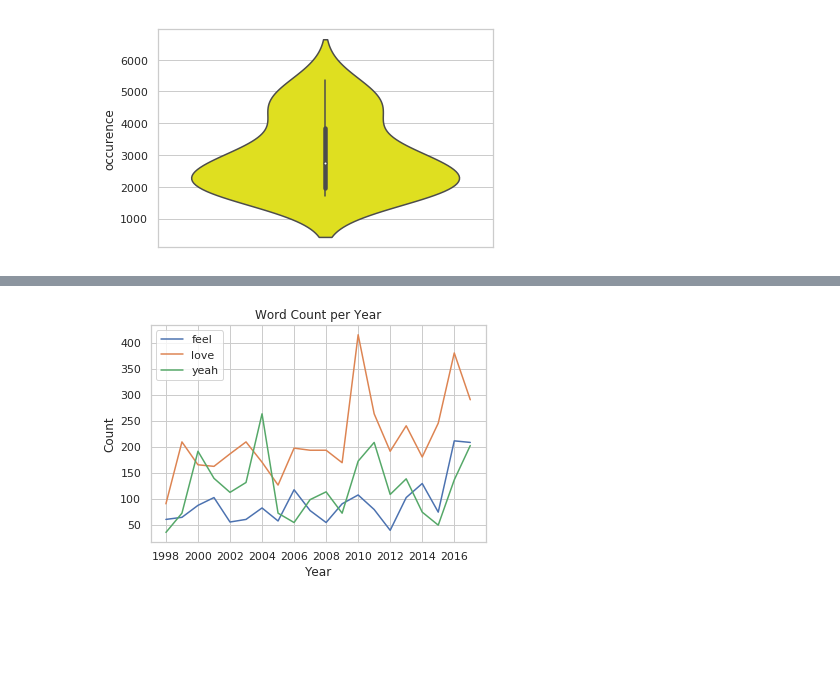
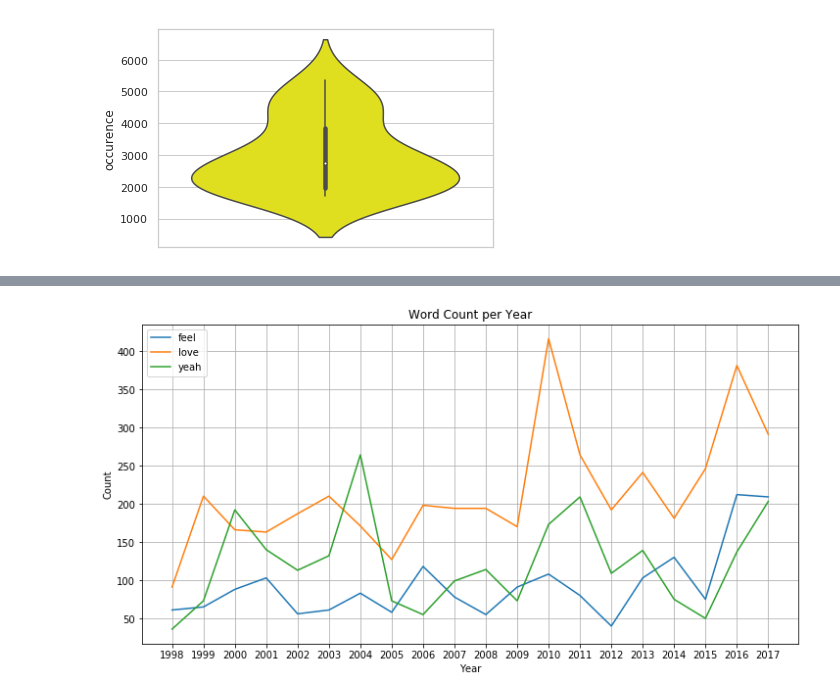
Before and after one commit to widmerin/LyricsAnalyzer, a Jupyter notebook: nbStep2.ipynb, the cells around one changed output, grey strips where cells are left out. Saved outputs shown, nothing was run; the diff lists cells and outputs as text; code cells hidden in the pictures; blank space fills up the shorter version.

Commit message:
expanded last plot

```diff
--- a/nbStep2.ipynb
+++ b/nbStep2.ipynb
@@ -113,31 +113,33 @@ plt.tight_layout()
 # %%
 def getWordCountPerYear(word):
     # Partition data into years
     years = [g for n, g in data.set_index('date').groupby(pd.Grouper(freq='Y'))]
 
     wordFreq = pd.DataFrame(columns=['year','occurence'])
     # Get most common words for each year
     for i in range(len(years) - 1):
         common_words = get_top_n_words(years[i].lyrics)
         # Find count for word
         record = common_words[common_words['word'] == word]
         wordFreq = wordFreq.append({'year': years[i].index[0].year,'occurence': record.occurence.values[0]}, ignore_index=True)
     return wordFreq
 
 ## Get count per year for specific word
 feel = getWordCountPerYear("feel")
 love = getWordCountPerYear("love")
 yeah = getWordCountPerYear("yeah")
 
 # Plot word count
+plt.figure(figsize=(12,6))  # sets the window to 10 x 6 inches
 plt.title('Word Count per Year')
 plt.plot(feel['year'], feel['occurence'], label = 'feel')
 plt.plot(love['year'], love['occurence'], label = 'love')
 plt.plot(yeah['year'], yeah['occurence'], label = 'yeah')
-plt.xticks(np.arange(min(feel['year']), max(feel['year'])+1, 2.0))
+plt.xticks(np.arange(min(feel['year']), max(feel['year'])+1, 1.0))
 plt.xlabel('Year')
 plt.ylabel('Count')
+plt.grid()
 plt.legend()
 plt.show()
 # %% [output]
-[figure, old version]
+[figure, new version]
```
Also changed, not shown: parts of 1 cell of this notebook.
